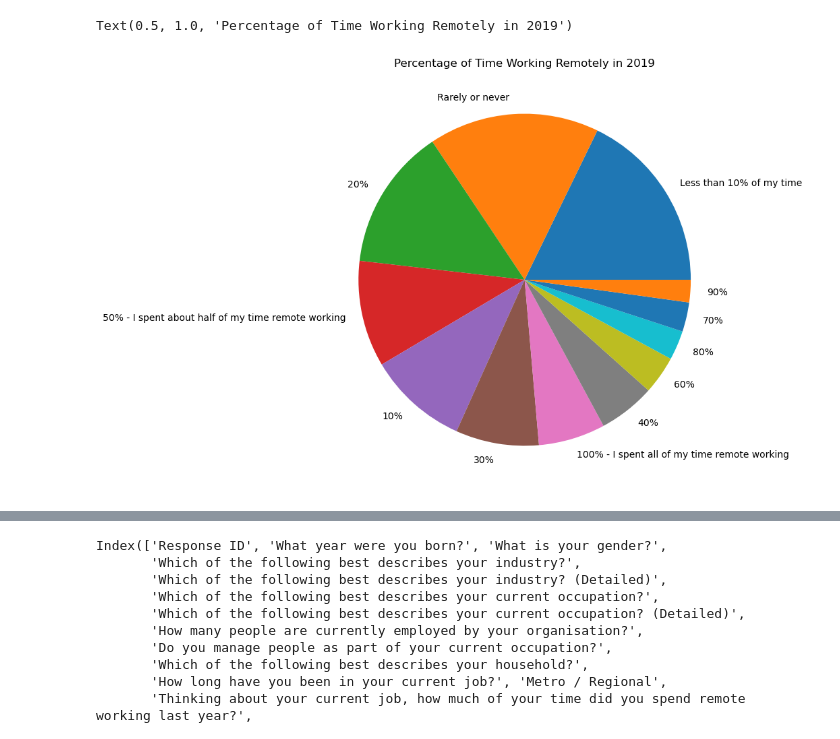
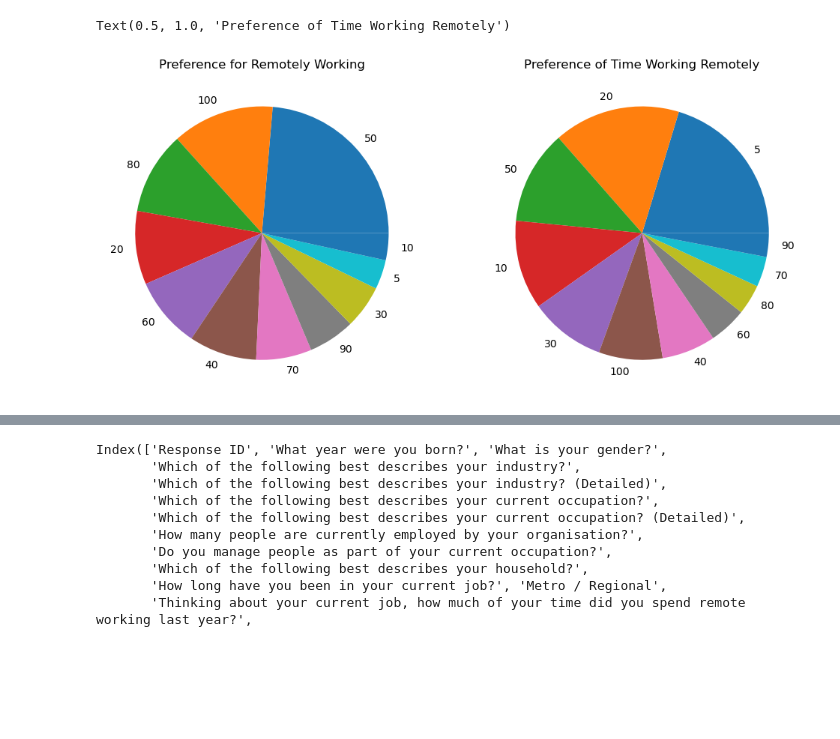
Before and after one commit to spuri007/189-project, a Jupyter notebook: MATH 189 Project.ipynb, the cells around one changed output, grey strips where cells are left out. Cells and saved outputs as stored; diff of their text form; code cells hidden in the pictures; blank space fills up the shorter version.

```diff
--- a/MATH 189 Project.ipynb
+++ b/MATH 189 Project.ipynb
@@ -6,6 +6,5 @@ import seaborn as sns
 import statsmodels.api as sm
 from scipy.stats import linregress
 # %%
-df = pd.read_csv('2020_rws.csv')
-df2 = pd.read_csv('2021_rws.csv')
+data = pd.read_csv('clean_data.csv')
 # %%
@@ -31,11 +19,16 @@ df2.head()
 # %%
-column = 'Thinking about your current job, how much of your time did you spend remote working last year?'
-filtered_df = df.dropna(subset = [column])
-count = filtered_df[column].value_counts()
+column = 'Time Spent Remote'
+count = data[column].value_counts()
 
-plt.figure(figsize = (8, 8))
-plt.pie(count, labels = count.index)
-plt.title('Percentage of Time Working Remotely in 2019')
+column2 = 'WFH time preference'
+count2 = data[column2].value_counts()
+
+
+fig, axs = plt.subplots(1, 2, figsize = (12, 12))
+axs[0].pie(count2, labels = count2.index)
+axs[0].set_title('Preference for Remotely Working')
+axs[1].pie(count, labels = count.index)
+axs[1].set_title('Preference of Time Working Remotely')
 # %% [output]
-Text(0.5, 1.0, 'Percentage of Time Working Remotely in 2019')
+Text(0.5, 1.0, 'Preference of Time Working Remotely')
-[figure, old version]
+[figure, new version]
```
Also changed, not shown: parts of 10 cells of this notebook.
